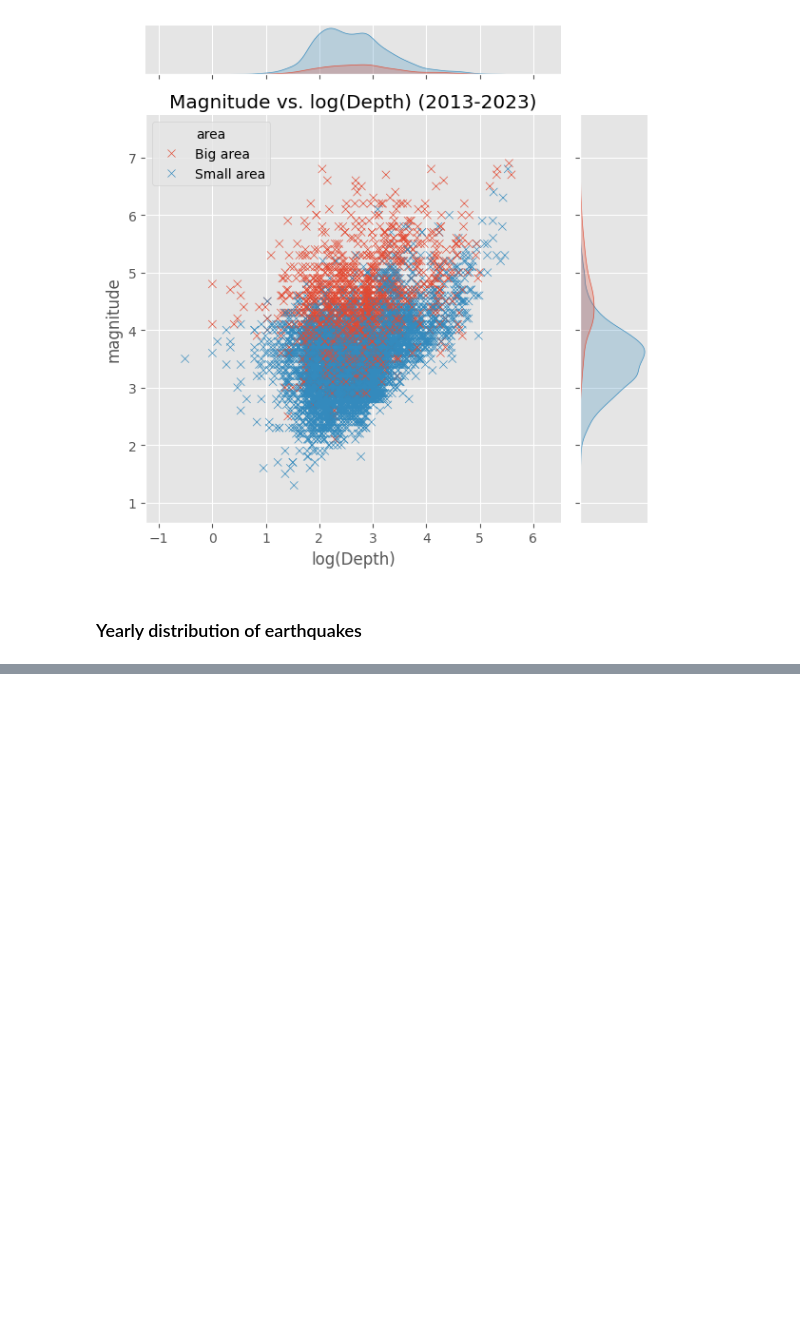
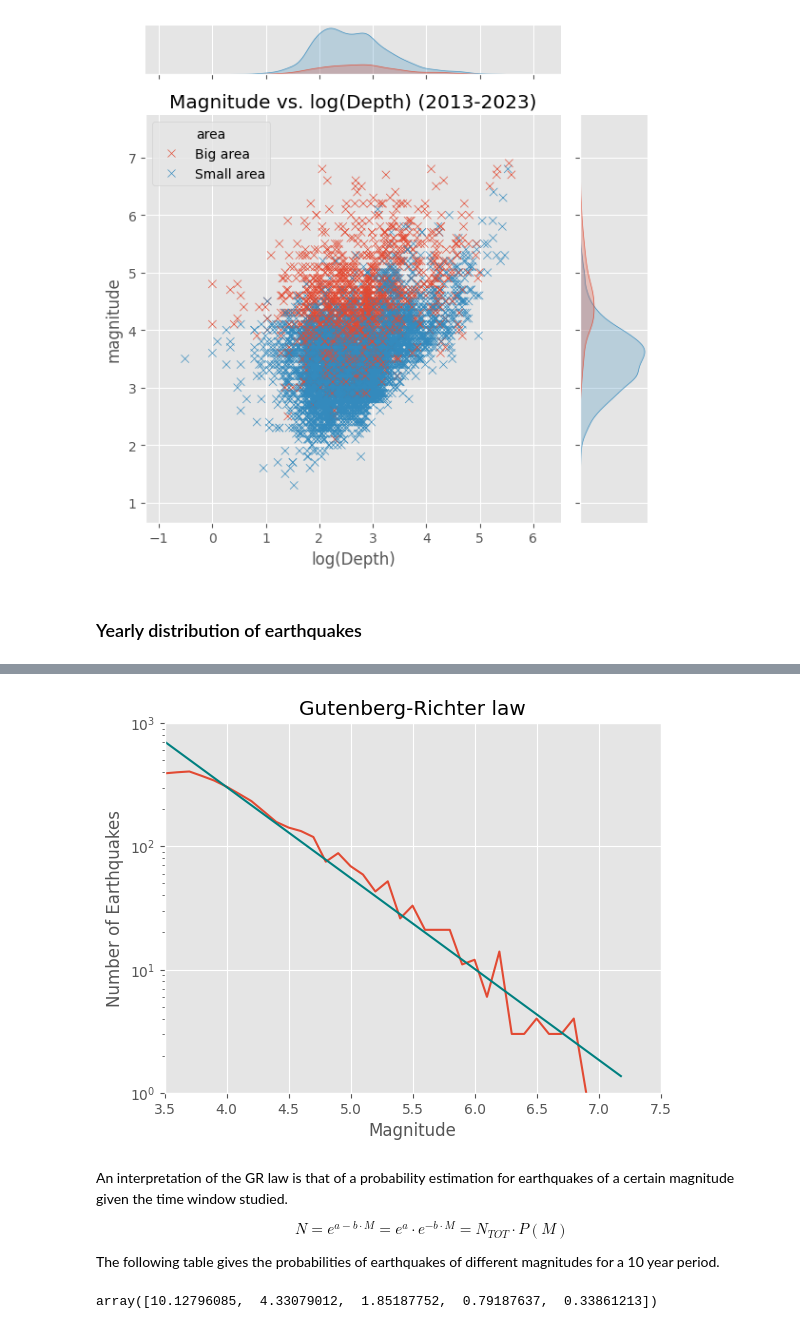
Before and after one commit to jiug/Taiwan-Earthquakes, a Jupyter notebook: earthquakes-taiwan.ipynb, the cells around one changed output, grey strips where cells are left out. Drawn from its saved outputs; the diff is of its cells as text; code cells hidden in the pictures; blank space fills up the shorter version.

```diff
--- a/earthquakes-taiwan.ipynb
+++ b/earthquakes-taiwan.ipynb
@@ -458,0 +531,26 @@ plt.show()
+# %%
+df[df['magnitude'] >= 3.5].groupby('magnitude')['magnitude'].count().plot()
+plt.yscale('log')
+plt.title('Gutenberg-Richter law')
+plt.ylabel('Number of Earthquakes')
+plt.xlabel('Magnitude')
+plt.plot(x, np.exp(12.5099-1.6991*x), color='teal')
+plt.xlim(3.5,7.5)
+plt.ylim(1,1000)
+plt.show()
+# %% [output]
+[figure, added]
+# %% [markdown]
+An interpretation of the GR law is that of a probability estimation for earthquakes of a certain magnitude given the time window studied.
+
+$$
+    N = e^{a - b \cdot M} = e^a \cdot e^{-b \cdot M} = N_{TOT} \cdot P(M)
+$$
+
+The following table gives the probabilities of earthquakes of different magnitudes for a 10 year period.
+# %%
+mag = [6, 6.5, 7, 7.5, 8]
+p = np.exp(12.5099-1.6991*np.array(mag))
+p
+# %% [output]
+array([10.12796085,  4.33079012,  1.85187752,  0.79187637,  0.33861213])
```
Also changed, not shown: parts of 19 cells of this notebook, 2 other files.
